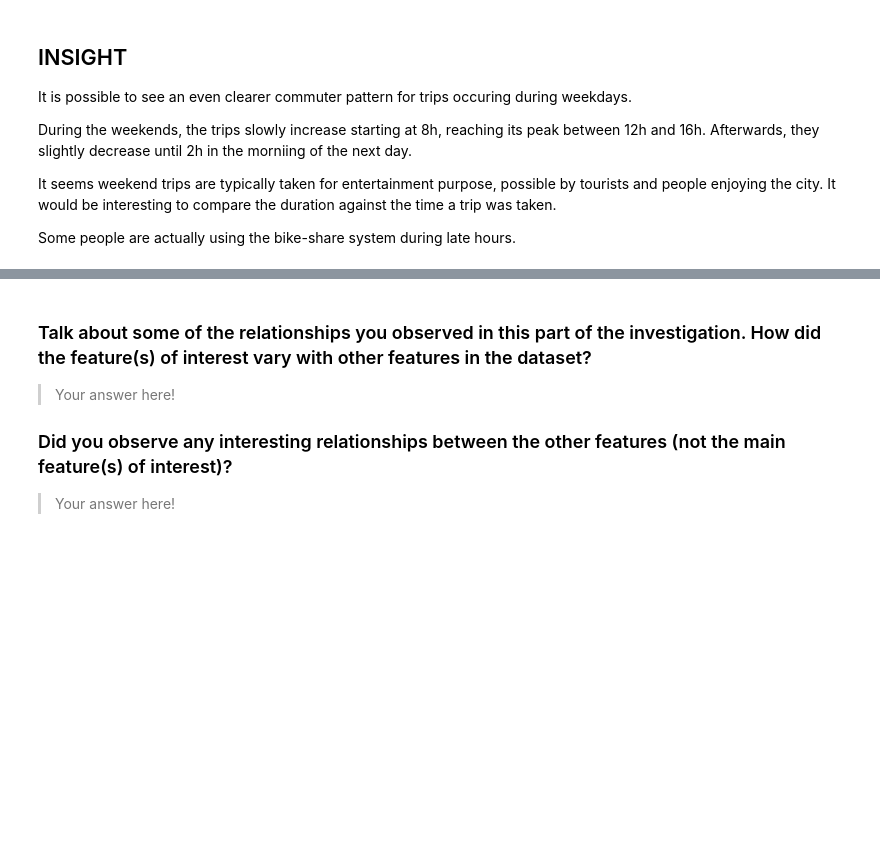
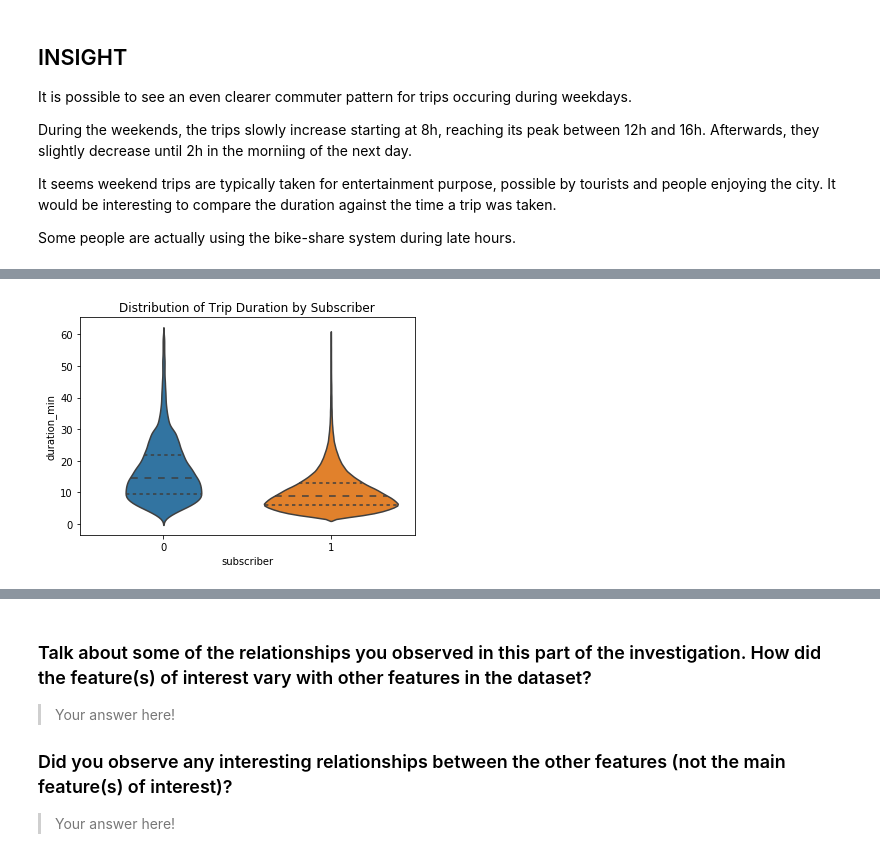
Before and after one commit to marcellovictorino/DAND_5_DataViz, a Jupyter notebook: 2_Project_ FordGoBike/1_EDA.ipynb, the cells around one changed output, grey strips where cells are left out. Cells and saved outputs as stored; diff of their text form; code cells hidden in the pictures; blank space fills up the shorter version.

```diff
--- a/2_Project_ FordGoBike/1_EDA.ipynb
+++ b/2_Project_ FordGoBike/1_EDA.ipynb
@@ -434,0 +459,6 @@ df.head(2)
+# %%
+# Trip Duration vs Subscriber
+sns.violinplot(data=df2, y='duration_min', x='subscriber', orient='v', inner='quartile');
+plt.title('Distribution of Trip Duration by Subscriber');
+# %% [output]
+[figure, added]
```
Also changed, not shown: parts of 38 cells of this notebook.
